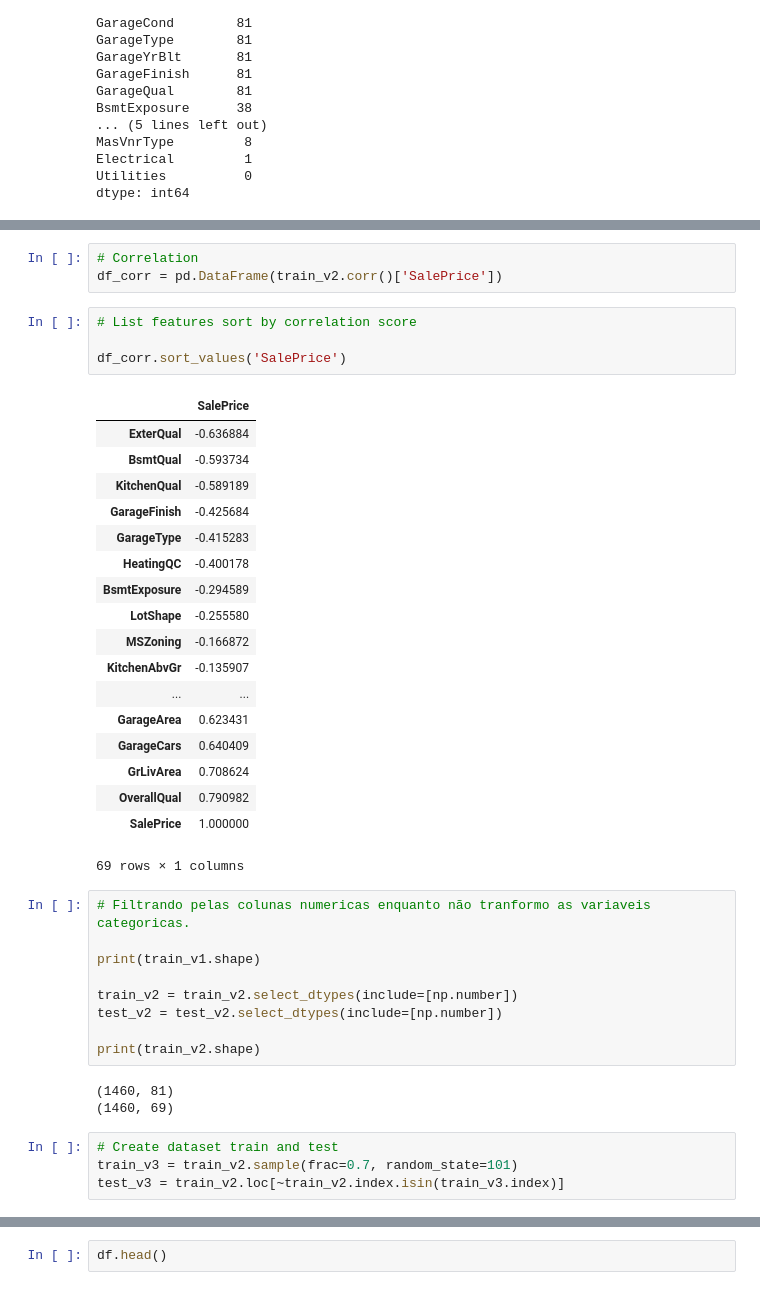
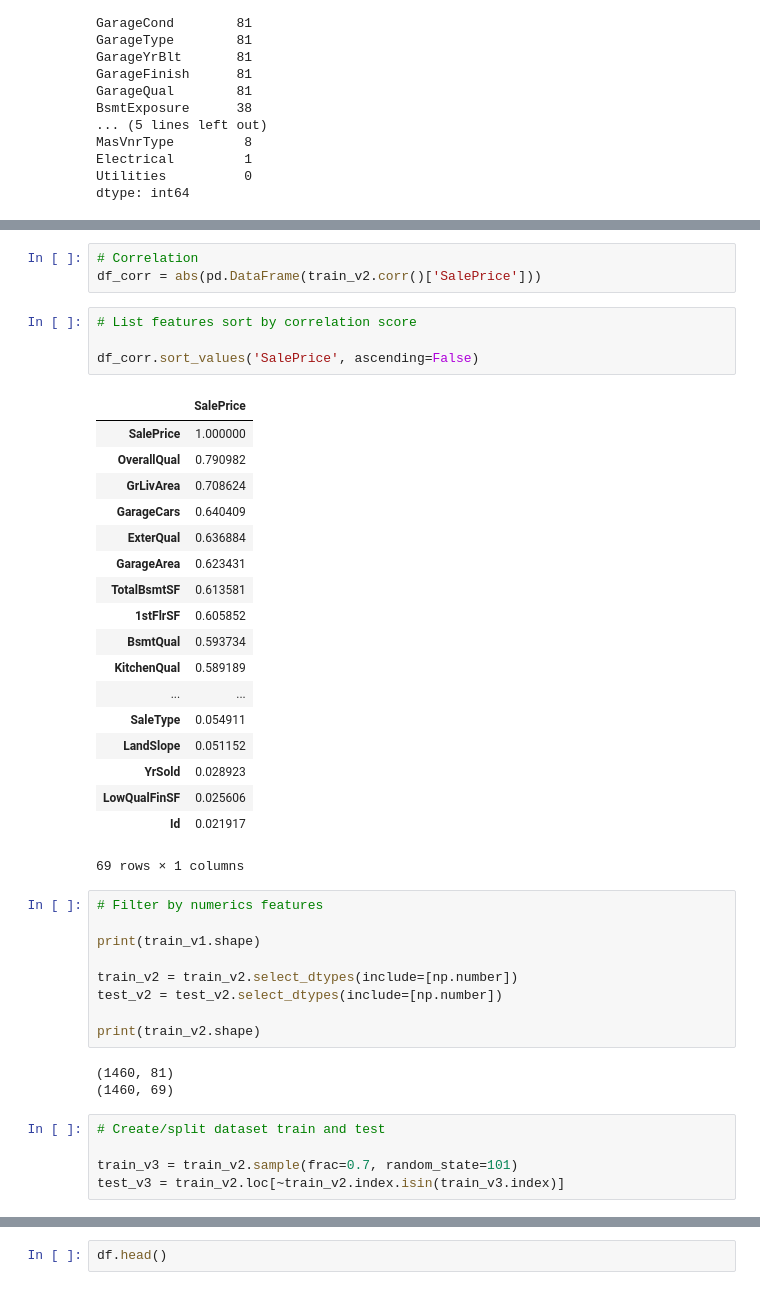
Before and after one commit to balbidatascience/kaggle-houseprices, a Jupyter notebook: Kernel.ipynb, the cells around one changed output, grey strips where cells are left out. Drawn from its saved outputs; the diff is of its cells as text.

```diff
--- a/Kernel.ipynb
+++ b/Kernel.ipynb
@@ -133,31 +128,31 @@ test_v2 = preProcessing(test_v1)
 # %%
 # Correlation
-df_corr = pd.DataFrame(train_v2.corr()['SalePrice'])
+df_corr = abs(pd.DataFrame(train_v2.corr()['SalePrice']))
 # %%
 # List features sort by correlation score
 
-df_corr.sort_values('SalePrice')
+df_corr.sort_values('SalePrice', ascending=False)
 # %% [output]
 |  | SalePrice |
-| ExterQual | -0.636884 |
-| BsmtQual | -0.593734 |
-| KitchenQual | -0.589189 |
-| GarageFinish | -0.425684 |
-| GarageType | -0.415283 |
-| HeatingQC | -0.400178 |
-| BsmtExposure | -0.294589 |
-| LotShape | -0.255580 |
-| MSZoning | -0.166872 |
-| KitchenAbvGr | -0.135907 |
+| SalePrice | 1.000000 |
+| OverallQual | 0.790982 |
+| GrLivArea | 0.708624 |
+| GarageCars | 0.640409 |
+| ExterQual | 0.636884 |
+| GarageArea | 0.623431 |
+| TotalBsmtSF | 0.613581 |
+| 1stFlrSF | 0.605852 |
+| BsmtQual | 0.593734 |
+| KitchenQual | 0.589189 |
 | ... | ... |
-| GarageArea | 0.623431 |
-| GarageCars | 0.640409 |
-| GrLivArea | 0.708624 |
-| OverallQual | 0.790982 |
-| SalePrice | 1.000000 |
+| SaleType | 0.054911 |
+| LandSlope | 0.051152 |
+| YrSold | 0.028923 |
+| LowQualFinSF | 0.025606 |
+| Id | 0.021917 |
 69 rows × 1 columns
 # %%
-# Filtrando pelas colunas numericas enquanto não tranformo as variaveis categoricas.
+# Filter by numerics features
 
 print(train_v1.shape)
 
@@ -169,7 +164,8 @@ print(train_v2.shape)
 (1460, 81)
 (1460, 69)
 # %%
-# Create dataset train and test
+# Create/split dataset train and test
+
 train_v3 = train_v2.sample(frac=0.7, random_state=101)
 test_v3 = train_v2.loc[~train_v2.index.isin(train_v3.index)]
 # %%
```
Also changed, not shown: parts of 26 cells of this notebook, 1 other file.
